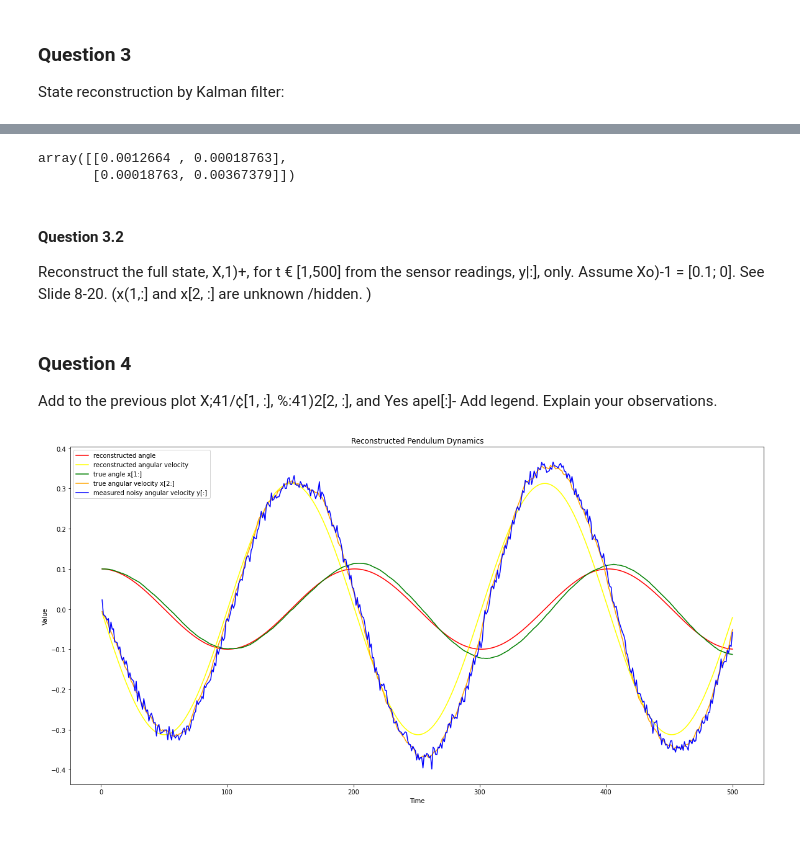
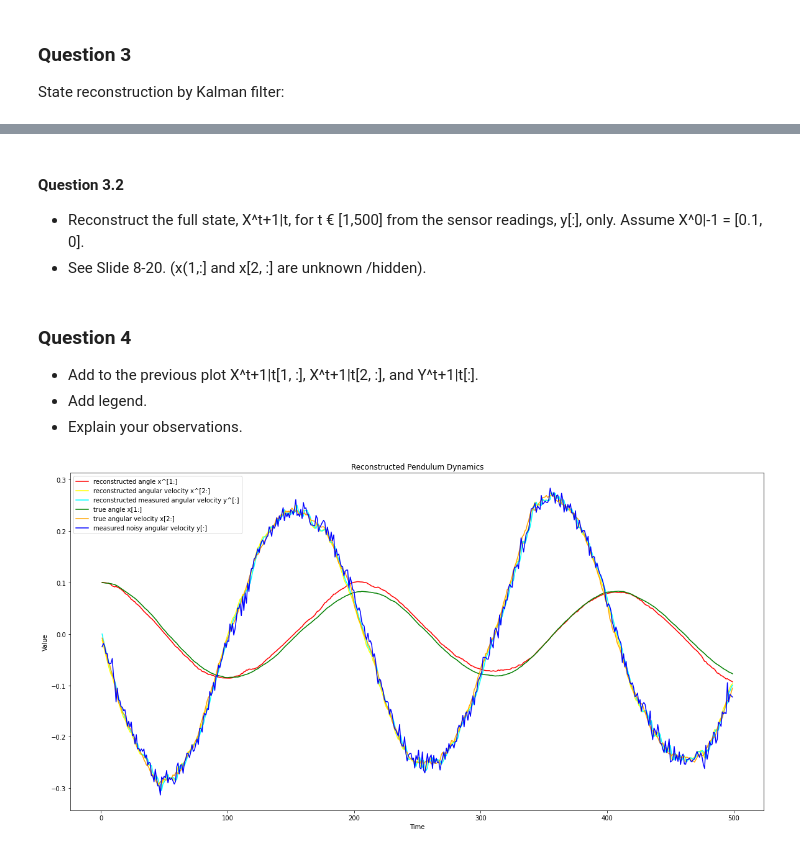
Before and after one commit to kavan-soni/252_260, a Jupyter notebook: 252_HW2/252_hw2.ipynb, the cells around one changed output, grey strips where cells are left out. Drawn from its saved outputs; the diff is of its cells as text; code cells hidden in the pictures.

```diff
--- a/252_HW2/252_hw2.ipynb
+++ b/252_HW2/252_hw2.ipynb
@@ -58,7 +58,7 @@ def simulate_pendulum_dynamics(T, x0):
 
   return sim_state, obs_trajectory
 
-T = 500
+T = 499
 time = range(1,T+1)
 
 simulated_state, obs_trajectory = simulate_pendulum_dynamics(T, x0)
@@ -95,19 +95,3 @@ https://stanford.edu/class/ee363/lectures/kf.pdf
-# %%
-def state_estimation_covariance(x0):
-
-  next_state_cov = lambda x : np.matmul(np.matmul(A, x), np.transpose(A)) + mu_cov
-
-  x = x0
-  for i in range(1, T+1):
-    x1 = next_state_cov(x)
-    x = x1
-
-  return x
-
-I_2x2 = np.array([[1, 0], [0, 1]])
-ini_cov = 10**(-3) * I_2x2 # initial state
-state_estimation_cov_mat = state_estimation_covariance(ini_cov)
-state_estimation_cov_mat
-# %% [output]
-array([[0.0012664 , 0.00018763],
-       [0.00018763, 0.00367379]])
+# %%
+# Riccati Recursion
+next_state_cov = lambda sigma_t : A.dot(sigma_t).dot(np.transpose(A)) + mu_cov # Σt+1|t = AΣt|t−1AT + W
@@ -114,42 +119,59 @@ array([[0.0012664 , 0.00018763],
 # %% [markdown]
 #### Question 3.2
-Reconstruct the full state, X,1)+, for t € [1,500] from the
-sensor readings, y|:], only. Assume Xo)-1 = [0.1; 0]. See Slide
-8-20. (x(1,:] and x[2, :] are unknown /hidden. )
+
+
+*   Reconstruct the full state, X^t+1|t, for t € [1,500] from the sensor readings, y[:], only. Assume X^0|-1 = [0.1, 0].
+*   See Slide
+8-20. (x(1,:] and x[2, :] are unknown /hidden).
 # %%
-def full_state_reconstruction(x0):
+# reconstruct_next_state = np.matmul(A, x_t_estimate) + observer_gain(sigma_t)*(y_t - y_t_estimate(x_t_estimate))
 
-  x = x0
+def reconstruct_next_state(x_t_estimate, sigma_t, y_measured, y_t_estimate):
+  observer_gain = A.dot(sigma_t).dot(np.transpose(C)) * (C.dot(sigma_t).dot(np.transpose(C)) + v_var)**(-1)
+  x_t1_estimate = np.matmul(A, x_t_estimate) + observer_gain * (y_measured - y_t_estimate)
+  return x_t1_estimate
+
+def full_state_reconstruction(x0, state_estimation_cov_mat):
+
+  x_t_estimate = x0
+
   state_reconstruction_mat = np.empty((2,T+1))
-  state_reconstruction_mat[0][0], state_reconstruction_mat[1][0] = x[0], x[1]
+  state_reconstruction_mat[0][0], state_reconstruction_mat[1][0] = x_t_estimate[0], x_t_estimate[1]
 
-  reconstruct_next_state = lambda x : np.matmul(A, x)
+  reconstructed_y = np.empty((1,T))
+  for i in range(1, T+1) :
 
-  for i in range(1, T+1):
-    x1 = reconstruct_next_state(x)
-    state_reconstruction_mat[0][i], state_reconstruction_mat[1][i] = x1[0], x1[1]
-    x = x1
+    y_t_estimate = C.dot(x_t_estimate)
+    x_t1_estimate = reconstruct_next_state(x_t_estimate, state_estimation_cov_mat[i], obs_trajectory[0][i-1],  y_t_estimate)
 
-  return state_reconstruction_mat
+    state_reconstruction_mat[0][i], state_reconstruction_mat[1][i] = x_t1_estimate[0], x_t1_estimate[1]
+    reconstructed_y[0][i-1] = y_t_estimate
 
-state_reconstruction_mat = full_state_reconstruction(x0)
+    x_t_estimate = x_t1_estimate
+
+  return state_reconstruction_mat, reconstructed_y
+
+state_reconstruction_mat, reconstructed_y = full_state_reconstruction(x0, state_estimation_cov_mat)
 # %% [markdown]
 ### Question 4
-Add to the previous plot X;41/¢[1, :], %:41)2[2, :], and Yes apel[:]-
-Add legend. Explain your observations.
+
+*   Add to the previous plot X^t+1|t[1, :], X^t+1|t[2, :], and Y^t+1|t[:].
+*   Add legend.
+*   Explain your observations.
 # %%
-plt.plot(time, state_reconstruction_mat[0][1:], color = "red",label="reconstructed angle")
-plt.plot(time, state_reconstruction_mat[1][1:], color = "yellow",label="reconstructed angular velocity")
+plt.plot(time, state_reconstruction_mat[0][1:], color = "red",label="reconstructed angle x^[1:]")
+plt.plot(time, state_reconstruction_mat[1][1:], color = "yellow",label="reconstructed angular velocity x^[2:]")
+plt.plot(time, reconstructed_y[0][:], color = "cyan",label="reconstructed measured angular velocity y^[:]")
 plt.plot(time, simulated_state[0][:], color = "green", label="true angle x[1:]")
 plt.plot(time, simulated_state[1][:], color = "orange", label="true angular velocity x[2:]")
 plt.plot(time, obs_trajectory[0][:], color = "blue", label="measured noisy angular velocity y[:]")
 
-plt.rcParams['figure.figsize'] = [16, 8]
+plt.rcParams['figure.figsize'] = [20, 10]
 plt.legend(loc="upper left")
 plt.title("Reconstructed Pendulum Dynamics")
 plt.xlabel("Time")
 plt.ylabel("Value")
 
 plt.show()
 # %% [output]
-[figure, old version]
+[figure, new version]
```
Also changed, not shown: parts of 7 cells of this notebook.
